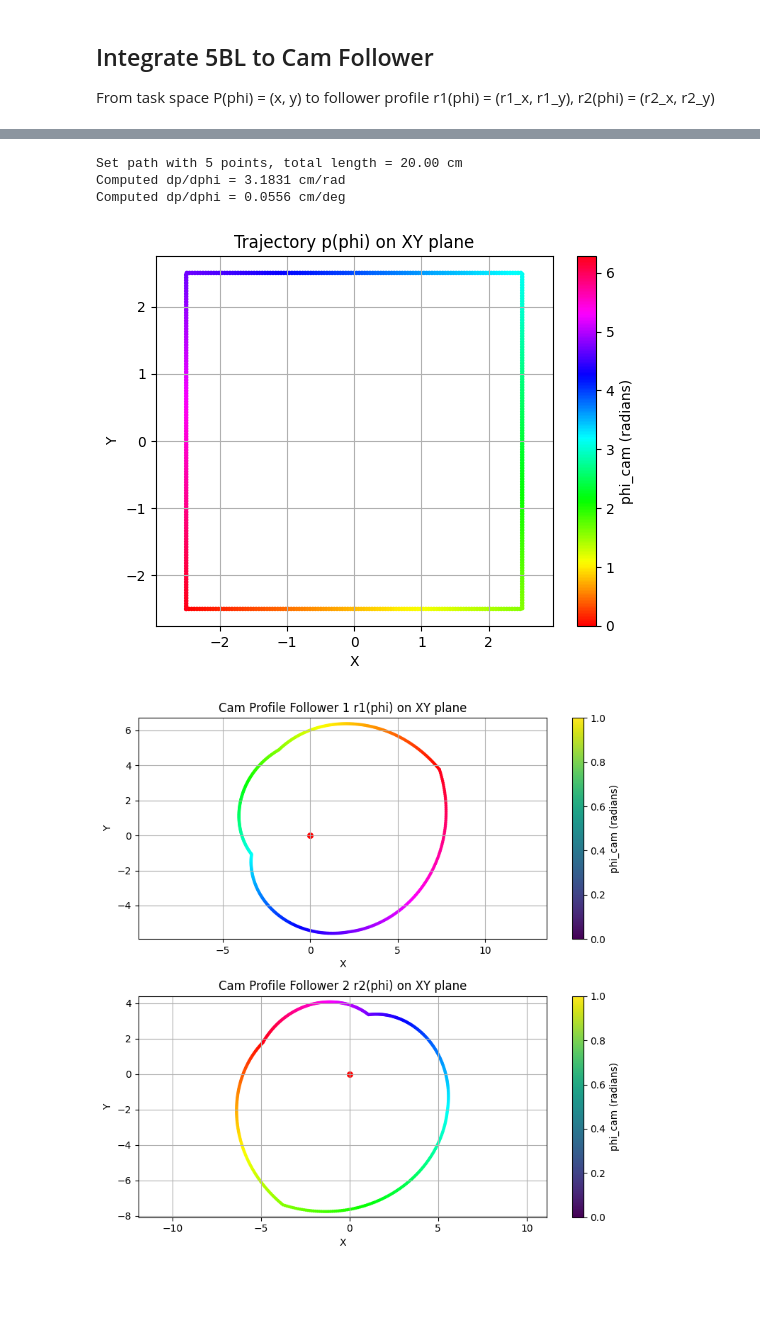
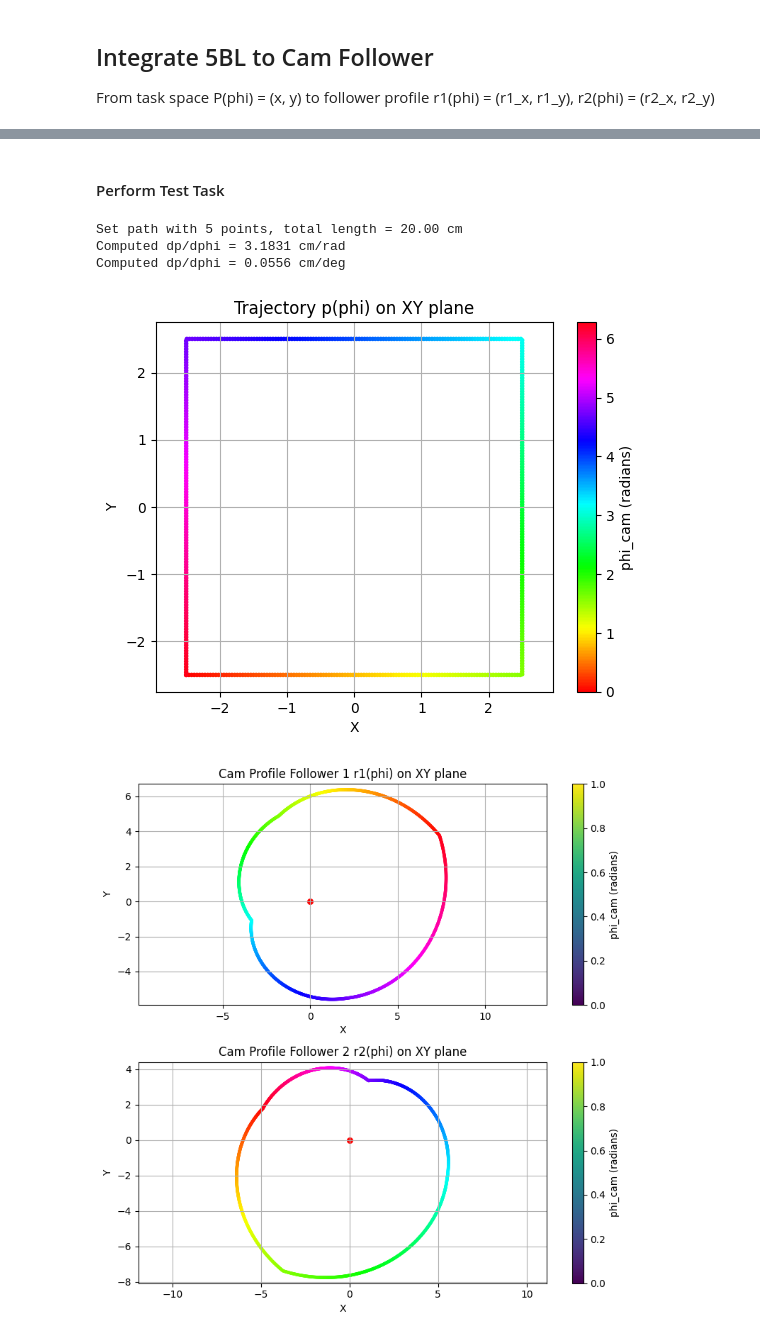
Before and after one commit to lyDevper/Automaton-5BL, a Jupyter notebook: Automaton5BL_Project_local.ipynb, the cells around one changed output, grey strips where cells are left out. Saved outputs shown, nothing was run; the diff lists cells and outputs as text; code cells hidden in the pictures; blank space fills up the shorter version.

```diff
--- a/Automaton5BL_Project_local.ipynb
+++ b/Automaton5BL_Project_local.ipynb
@@ -399,3 +408,5 @@ automaton = Automaton()
+# %% [markdown]
+#### Perform Test Task
 # %%
 # test path data: square 5*5
 pathData = [Point(-2.5, -2.5),
@@ -423,43 +434,45 @@ plt.ylabel('Y')
 plt.title('Trajectory p(phi) on XY plane')
 plt.axis('equal')
 plt.show()
-
-## generate cam profile ------------------------------------------
-(cam_profile1, cam_profile2) = automaton.generateCamProfile(taskTrajectory, num_points=501)
-# plot the 2 cam profiles on xy plane
-# the color parametrized by phi_cam angle from 0 to taskTrajectory.phi_end
-phi_vals1 = [data.phi_cam for data in cam_profile1]
-x1_vals = [data.x for data in cam_profile1]
-y1_vals = [data.y for data in cam_profile1]
-phi_vals2 = [data.phi_cam for data in cam_profile2]
-x2_vals = [data.x for data in cam_profile2]
-y2_vals = [data.y for data in cam_profile2]
-
-plt.figure(figsize=(8, 8))
-plt.subplot(2, 1, 1)
-plt.scatter(x1_vals, y1_vals, c=phi_vals1, cmap='hsv', s=5)
-plt.scatter([0], [0], c='red', marker='o', s=30) # cam center
-plt.colorbar(label='phi_cam (radians)')
-plt.grid(True)
-plt.xlabel('X')
-plt.ylabel('Y')
-plt.title('Cam Profile Follower 1 r1(phi) on XY plane')
-plt.axis('equal')
-
-plt.subplot(2, 1, 2)
-plt.scatter(x2_vals, y2_vals, c=phi_vals2, cmap='hsv', s=5)
-plt.scatter([0], [0], c='red', marker='o', s=30) # cam center
-plt.colorbar(label='phi_cam (radians)')
-plt.grid(True)
-plt.xlabel('X')
-plt.ylabel('Y')
-plt.title('Cam Profile Follower 2 r2(phi) on XY plane')
-plt.axis('equal')
-plt.tight_layout()
-plt.show()
 # %% [output]
 Set path with 5 points, total length = 20.00 cm
 Computed dp/dphi = 3.1831 cm/rad
 Computed dp/dphi = 0.0556 cm/deg
 [figure]
-[figure, removed]
+# %%
+
+## generate cam profile ------------------------------------------
+(cam_profile1, cam_profile2) = automaton.generateCamProfile(taskTrajectory, num_points=2001)
+# plot the 2 cam profiles on xy plane
+# the color parametrized by phi_cam angle from 0 to taskTrajectory.phi_end
+phi_vals1 = [data.phi_cam for data in cam_profile1]
+x1_vals = [data.x for data in cam_profile1]
+y1_vals = [data.y for data in cam_profile1]
+phi_vals2 = [data.phi_cam for data in cam_profile2]
+x2_vals = [data.x for data in cam_profile2]
+y2_vals = [data.y for data in cam_profile2]
+
+plt.figure(figsize=(8, 8))
+plt.subplot(2, 1, 1)
+plt.scatter(x1_vals, y1_vals, c=phi_vals1, cmap='hsv', s=5)
+plt.scatter([0], [0], c='red', marker='o', s=30) # cam center
+plt.colorbar(label='phi_cam (radians)')
+plt.grid(True)
+plt.xlabel('X')
+plt.ylabel('Y')
+plt.title('Cam Profile Follower 1 r1(phi) on XY plane')
+plt.axis('equal')
+
+plt.subplot(2, 1, 2)
+plt.scatter(x2_vals, y2_vals, c=phi_vals2, cmap='hsv', s=5)
+plt.scatter([0], [0], c='red', marker='o', s=30) # cam center
+plt.colorbar(label='phi_cam (radians)')
+plt.grid(True)
+plt.xlabel('X')
+plt.ylabel('Y')
+plt.title('Cam Profile Follower 2 r2(phi) on XY plane')
+plt.axis('equal')
+plt.tight_layout()
+plt.show()
+# %% [output]
+[figure, added]
```
Also changed, not shown: parts of 13 cells of this notebook, 2 other files.
